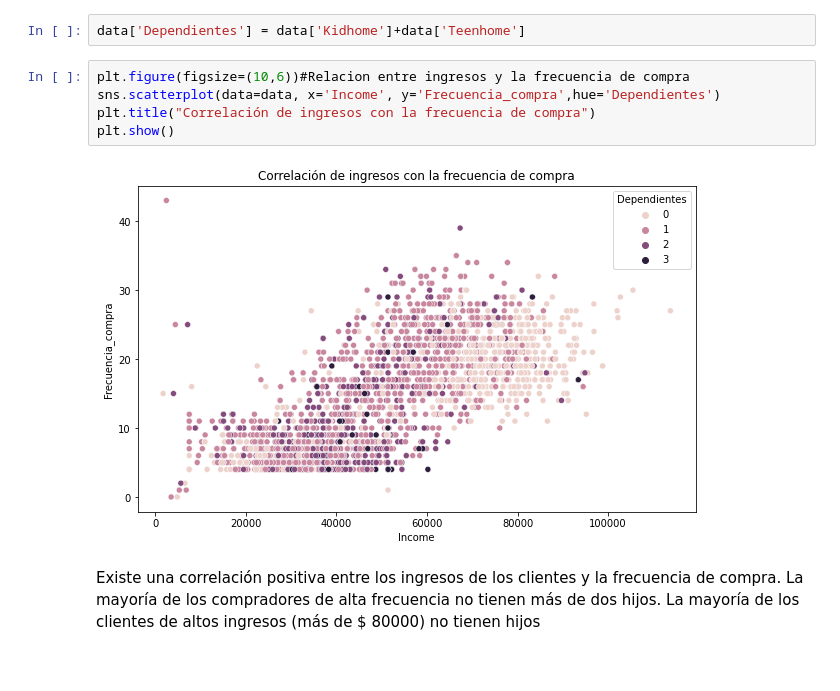
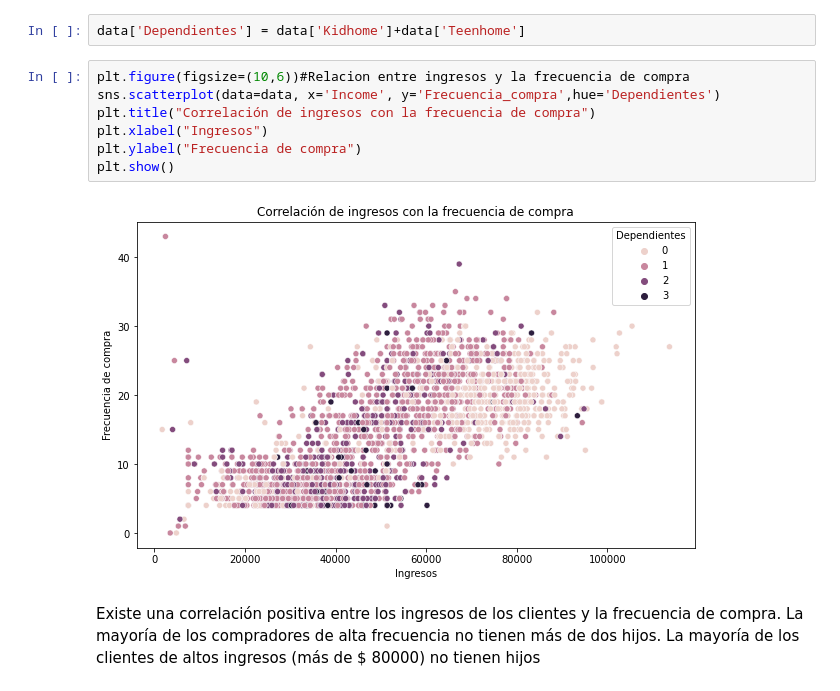
Before and after one commit to GabyLeon10100/MujeresDigitales, a Jupyter notebook: ProyectoFinal.ipynb, the cells around one changed output. Saved outputs shown, nothing was run; the diff lists cells and outputs as text.

```diff
--- a/ProyectoFinal.ipynb
+++ b/ProyectoFinal.ipynb
@@ -519,10 +523,12 @@ data['Dependientes'] = data['Kidhome']+data['Teenhome']
 # %%
 plt.figure(figsize=(10,6))#Relacion entre ingresos y la frecuencia de compra
 sns.scatterplot(data=data, x='Income', y='Frecuencia_compra',hue='Dependientes')
 plt.title("Correlación de ingresos con la frecuencia de compra")
+plt.xlabel("Ingresos")
+plt.ylabel("Frecuencia de compra")
 plt.show()
 # %% [output]
-[figure, old version]
+[figure, new version]
 # %% [markdown]
 Existe una correlación positiva entre los ingresos de los clientes y la frecuencia de compra.
 La mayoría de los compradores de alta frecuencia no tienen más de dos hijos.
```
Also changed, not shown: parts of 5 cells of this notebook.
